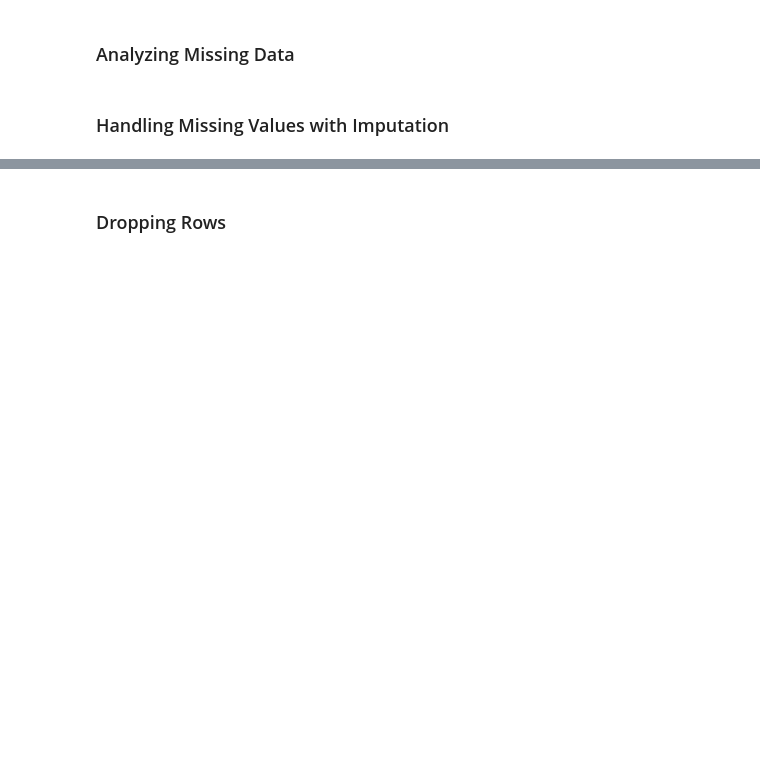
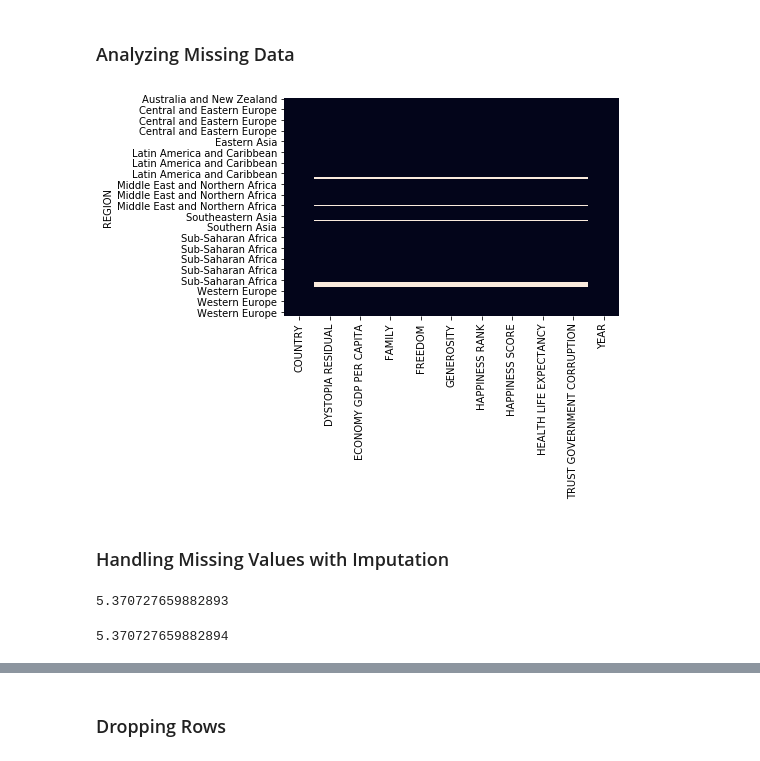
Before and after one commit to kbreberc/analitika-podatkov, a Jupyter notebook: Del_09_Priprava_in_čiščenje_podatkov_napredno/09_Priprava_in_čiščenje_podatkov_napredno_CLEAN.ipynb, the cells around one changed output, grey strips where cells are left out. Cells and saved outputs as stored; diff of their text form; code cells hidden in the pictures; blank space fills up the shorter version.

```diff
--- a/Del_09_Priprava_in_čiščenje_podatkov_napredno/09_Priprava_in_čiščenje_podatkov_napredno_CLEAN.ipynb
+++ b/Del_09_Priprava_in_čiščenje_podatkov_napredno/09_Priprava_in_čiščenje_podatkov_napredno_CLEAN.ipynb
@@ -1015,0 +1225,2 @@ columns_to_drop = ['LOWER CONFIDENCE INTERVAL', 'STANDARD ERROR',
+# %%
+combined_dropped = combined.dropna(thresh=159, axis=1).copy()
@@ -1016,4 +1243,11 @@ columns_to_drop = ['LOWER CONFIDENCE INTERVAL', 'STANDARD ERROR',
 # %% [markdown]
 ### Analyzing Missing Data
+# %%
+sorted_data = combined_dropped.set_index('REGION').sort_values(['REGION', 'HAPPINESS SCORE'])
+# %%
+sns.heatmap(sorted_data.isnull(), cbar=False)
+plt.show()
+# %% [output]
+[figure, added]
 # %% [markdown]
 ### Handling Missing Values with Imputation
@@ -1019,0 +1256,4 @@ columns_to_drop = ['LOWER CONFIDENCE INTERVAL', 'STANDARD ERROR',
+# %%
+happiness_mean
+# %% [output]
+5.370727659882893
@@ -1019,0 +1262,4 @@ columns_to_drop = ['LOWER CONFIDENCE INTERVAL', 'STANDARD ERROR',
+# %%
+combined_dropped['HAPPINESS SCORE UPDATED'].mean()
+# %% [output]
+5.370727659882894
```
Also changed, not shown: parts of 74 cells of this notebook, 1 other file.
